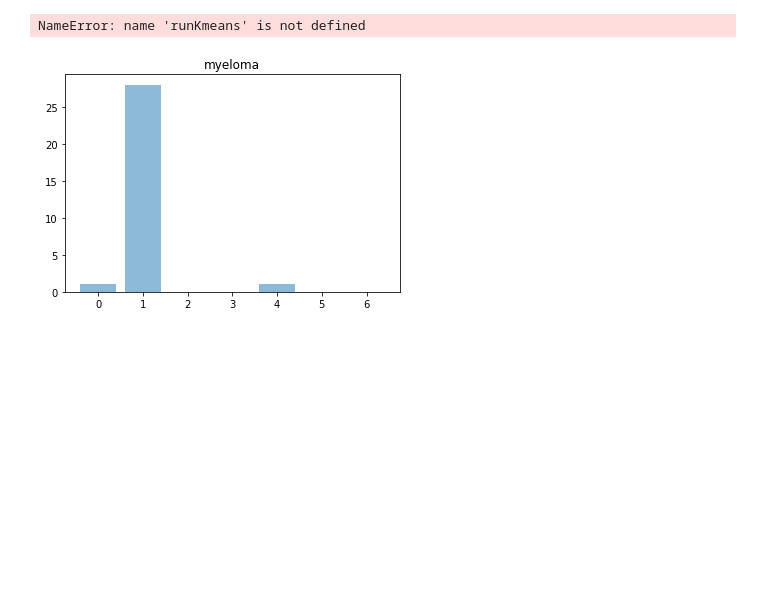
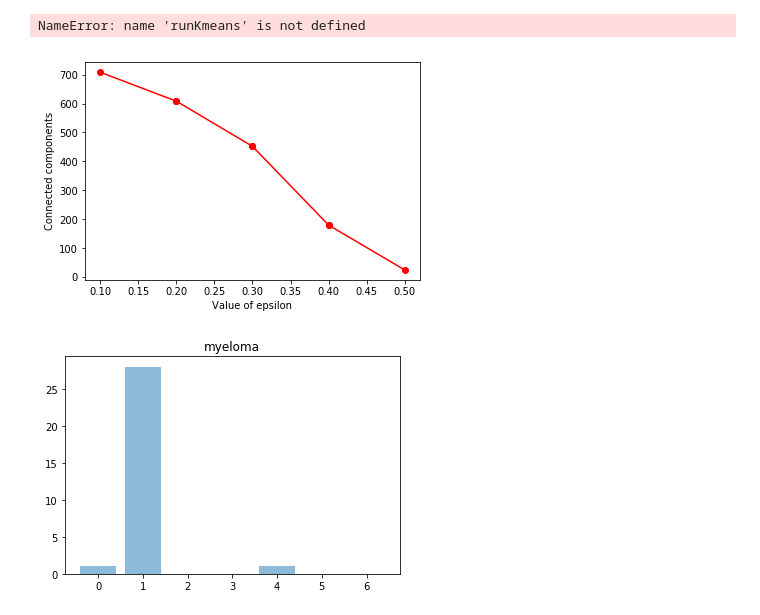
Before and after one commit to naveenr414/NMF, a Jupyter notebook: notebook/Epsilon Neighbor Graph.ipynb, the cells around one changed output. Saved outputs shown, nothing was run; the diff lists cells and outputs as text; code cells hidden in the pictures; blank space fills up the shorter version.

```diff
--- a/notebook/Epsilon Neighbor Graph.ipynb
+++ b/notebook/Epsilon Neighbor Graph.ipynb
@@ -356,10 +456,42 @@ def printClusters(clusters):
             if(j[1]!=0):
                 print(j[0],":",j[1])
         print()
+# %%
+def epsilonConnectedComponents(epsilons):
+    scatter = []
+    x = epsilons
+
+    for epsilon in epsilons:
+        nne = createNearestNeighborEpsilon(allData,epsilon=epsilon)
+
+        g = nx.Graph()
+        for cancer in range(len(cancerNames)):
+            for nodeNumber in range(startingPositions[cancer],startingPositions[cancer+1]):
+                g.add_node(nodeNumber)
+
+        for i in range(nne.shape[0]):
+            for j in range(nne.shape[1]):
+                if(nne[i][j]):
+                    g.add_edge(i,j)
+
+        connectedComponents = nx.number_connected_components(g)
+        scatter.append(connectedComponents)
+
+    for point in range(len(scatter)-1):
+        plt.plot(x[point:point+2], scatter[point:point+2], 'ro-')
+
+    plt.ylabel("Connected components")
+    plt.xlabel("Value of epsilon")
+
+    plt.show()
 # %%
 printClusters(runKmeans())
 # %% [output]
 NameError: name 'runKmeans' is not defined
+# %%
+epsilonConnectedComponents([0.1,0.2,0.3,0.4,0.5])
+# %% [output]
+[figure, added]
 # %%
 def histogram(v,title):
     fig, ax = plt.subplots()
```
Also changed, not shown: parts of 15 cells of this notebook, 8 other files.
